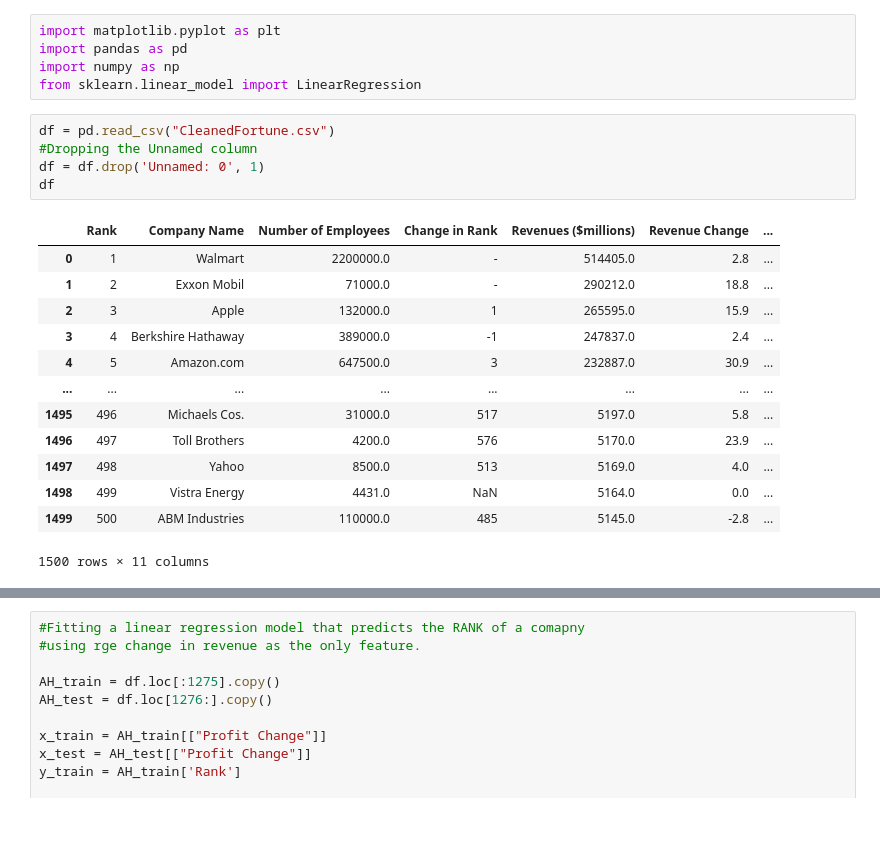
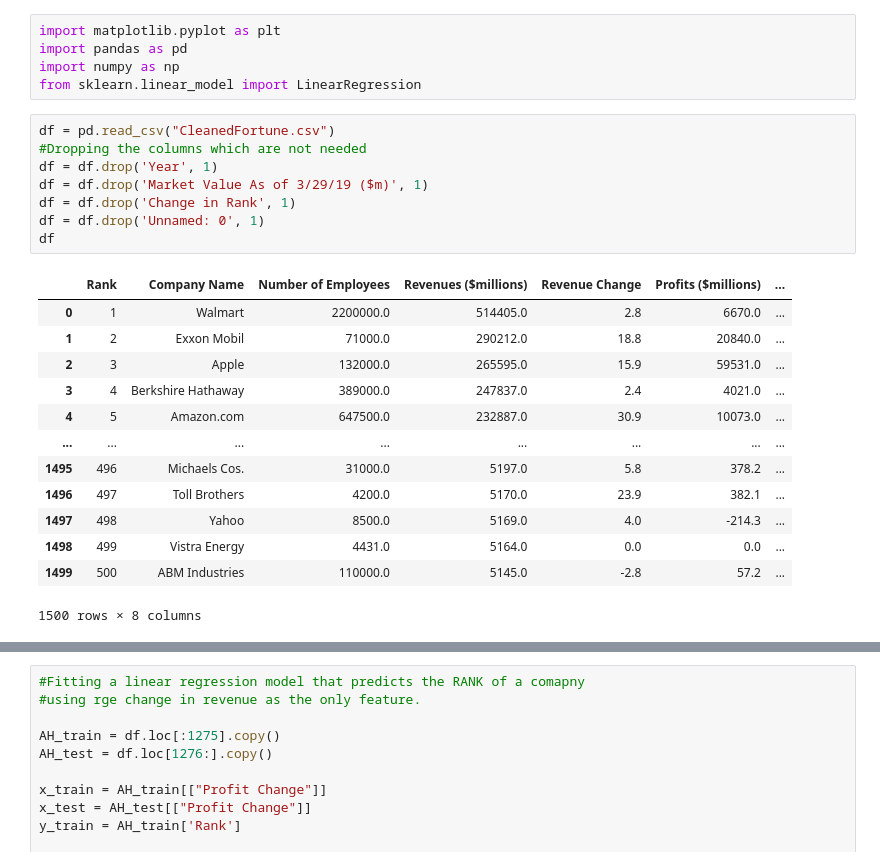
Before and after one commit to CS-UCR/final-project-wasp, a Jupyter notebook: Regression.ipynb, the cells around one changed output, grey strips where cells are left out. Saved outputs shown, nothing was run; the diff lists cells and outputs as text; blank space fills up the shorter version.

```diff
--- a/Regression.ipynb
+++ b/Regression.ipynb
@@ -5,20 +5,23 @@ import numpy as np
 from sklearn.linear_model import LinearRegression
 # %%
 df = pd.read_csv("CleanedFortune.csv")
-#Dropping the Unnamed column
+#Dropping the columns which are not needed
+df = df.drop('Year', 1)
+df = df.drop('Market Value As of 3/29/19 ($m)', 1)
+df = df.drop('Change in Rank', 1)
 df = df.drop('Unnamed: 0', 1)
 df
 # %% [output]
-|  | Rank | Company Name | Number of Employees | Change in Rank | Revenues ($millions) | Revenue Change | ... |
-| 0 | 1 | Walmart | 2200000.0 | - | 514405.0 | 2.8 | ... |
-| 1 | 2 | Exxon Mobil | 71000.0 | - | 290212.0 | 18.8 | ... |
-| 2 | 3 | Apple | 132000.0 | 1 | 265595.0 | 15.9 | ... |
-| 3 | 4 | Berkshire Hathaway | 389000.0 | -1 | 247837.0 | 2.4 | ... |
-| 4 | 5 | Amazon.com | 647500.0 | 3 | 232887.0 | 30.9 | ... |
+|  | Rank | Company Name | Number of Employees | Revenues ($millions) | Revenue Change | Profits ($millions) | ... |
+| 0 | 1 | Walmart | 2200000.0 | 514405.0 | 2.8 | 6670.0 | ... |
+| 1 | 2 | Exxon Mobil | 71000.0 | 290212.0 | 18.8 | 20840.0 | ... |
+| 2 | 3 | Apple | 132000.0 | 265595.0 | 15.9 | 59531.0 | ... |
+| 3 | 4 | Berkshire Hathaway | 389000.0 | 247837.0 | 2.4 | 4021.0 | ... |
+| 4 | 5 | Amazon.com | 647500.0 | 232887.0 | 30.9 | 10073.0 | ... |
 | ... | ... | ... | ... | ... | ... | ... | ... |
-| 1495 | 496 | Michaels Cos. | 31000.0 | 517 | 5197.0 | 5.8 | ... |
-| 1496 | 497 | Toll Brothers | 4200.0 | 576 | 5170.0 | 23.9 | ... |
-| 1497 | 498 | Yahoo | 8500.0 | 513 | 5169.0 | 4.0 | ... |
-| 1498 | 499 | Vistra Energy | 4431.0 | NaN | 5164.0 | 0.0 | ... |
-| 1499 | 500 | ABM Industries | 110000.0 | 485 | 5145.0 | -2.8 | ... |
+| 1495 | 496 | Michaels Cos. | 31000.0 | 5197.0 | 5.8 | 378.2 | ... |
+| 1496 | 497 | Toll Brothers | 4200.0 | 5170.0 | 23.9 | 382.1 | ... |
+| 1497 | 498 | Yahoo | 8500.0 | 5169.0 | 4.0 | -214.3 | ... |
+| 1498 | 499 | Vistra Energy | 4431.0 | 5164.0 | 0.0 | 0.0 | ... |
+| 1499 | 500 | ABM Industries | 110000.0 | 5145.0 | -2.8 | 57.2 | ... |
-1500 rows × 11 columns
+1500 rows × 8 columns
```
Also changed, not shown: parts of 11 cells of this notebook.
